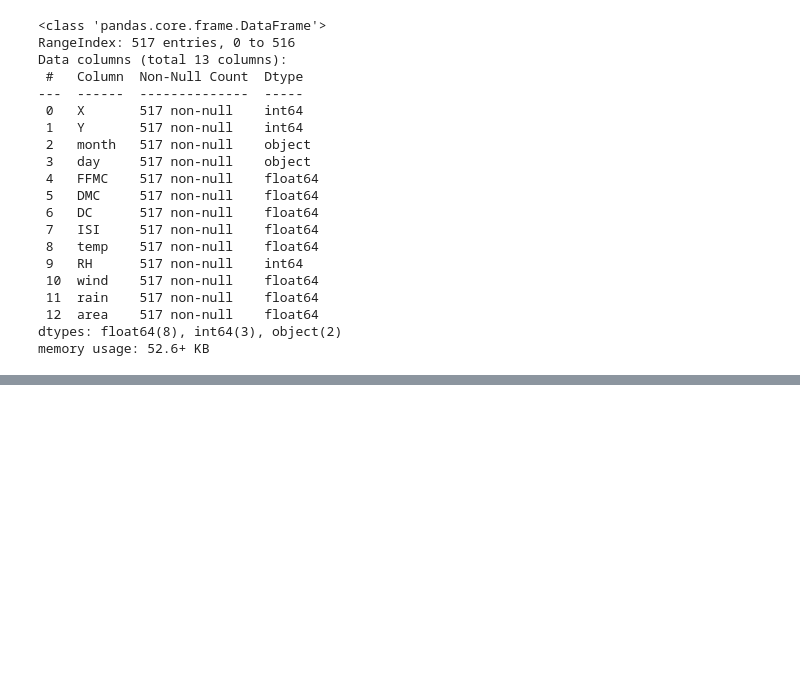
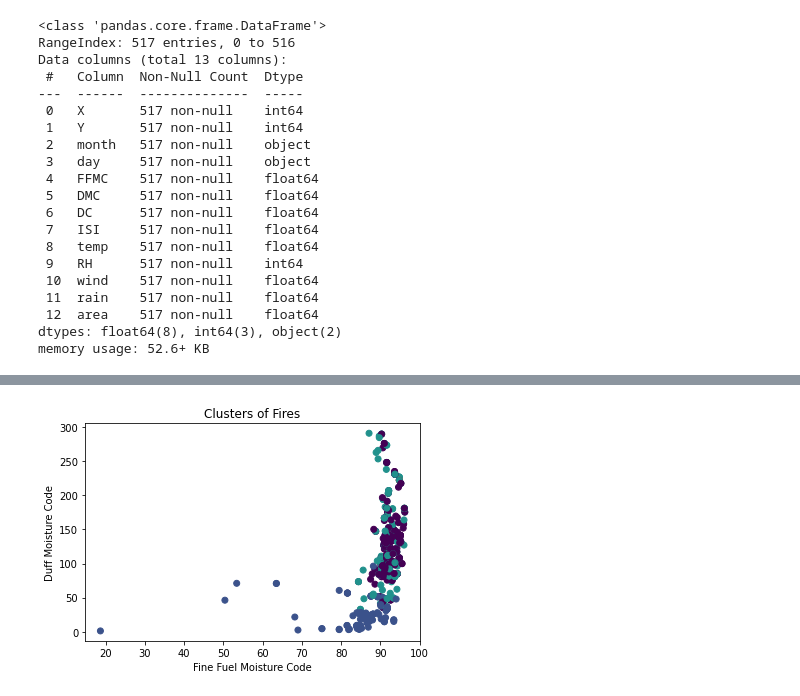
Before and after one commit to josephychin/forest-fires, a Jupyter notebook: Project_2_Part_3.ipynb, the cells around one changed output, grey strips where cells are left out. Cells and saved outputs as stored; diff of their text form; code cells hidden in the pictures; blank space fills up the shorter version.

```diff
--- a/Project_2_Part_3.ipynb
+++ b/Project_2_Part_3.ipynb
@@ -96,0 +86,7 @@ rf.score(X_test, y_test)
+# %%
+plt.scatter(df['FFMC'], df['DMC'], c = df['cluster'])
+plt.xlabel('Fine Fuel Moisture Code')
+plt.ylabel('Duff Moisture Code')
+plt.title('Clusters of Fires');
+# %% [output]
+[figure, added]
```
Also changed, not shown: parts of 22 cells of this notebook.
